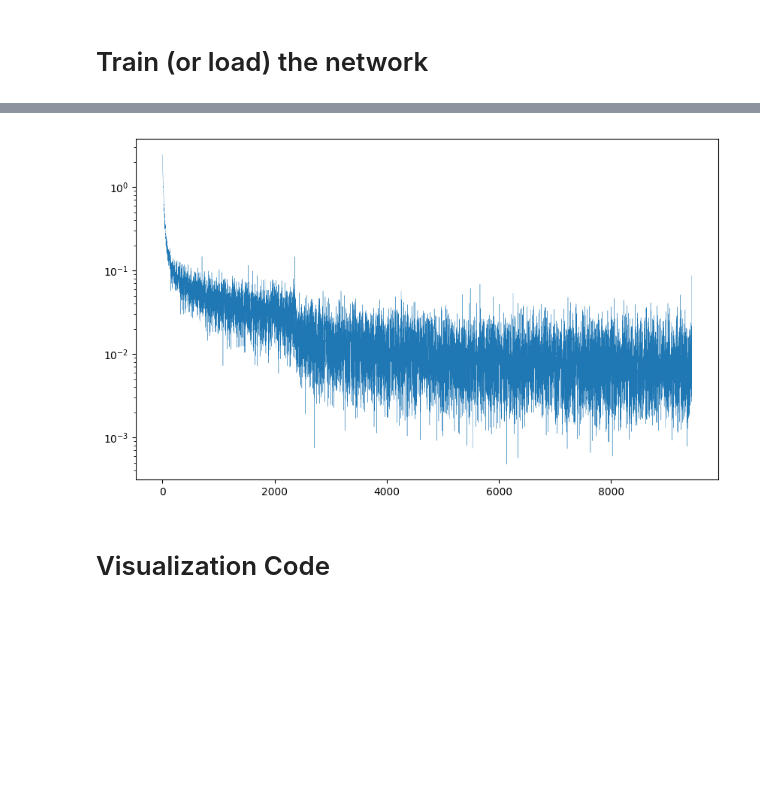
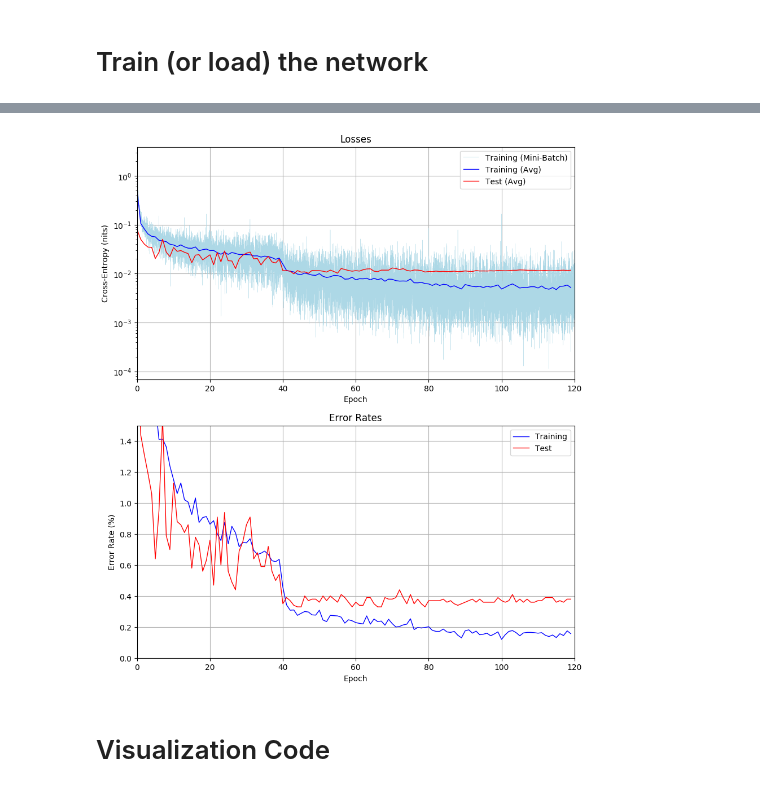
Before and after one commit to steedly/Reading, a Jupyter notebook: mnist.ipynb, the cells around one changed output, grey strips where cells are left out. Drawn from its saved outputs; the diff is of its cells as text; code cells hidden in the pictures; blank space fills up the shorter version.

```diff
--- a/mnist.ipynb
+++ b/mnist.ipynb
@@ -582,10 +575,46 @@ for opt in optimizers:
-# %%
-fig, (ax0) = plt.subplots(1,1, figsize=(10,6), dpi=100)
-
-ax0.plot(np.average(np.vstack(all_losses),0), linewidth=0.25)
-plt.yscale('log')
-# %% [output]
-[figure, removed]
+# %%
+fig, ax = plt.subplots(2,1, figsize=(10,12), dpi=100)
+
+plt.subplot(211)
+
+y = np.average(np.vstack(train_losses),0)
+x = [idx/len(train_loader) for idx in range(len(y))]
+
+plt.plot(x, y, linewidth=0.25, color='lightblue', label='Training (Mini-Batch)')
+
+y = np.average(np.vstack(train_loss),0)
+plt.plot(y, linewidth=1, color='blue', label='Training (Avg)')
+
+y = np.average(np.vstack(test_loss),0)
+plt.plot(y, linewidth=1, color='red', label='Test (Avg)')
+
+plt.legend()
+plt.xlim(0, len(y))
+plt.xlabel('Epoch')
+plt.ylabel('Cross-Entropy (nits)')
+plt.title('Losses')
+plt.yscale('log')
+plt.grid()
+
+plt.subplot(212)
+
+y = np.average(np.vstack(train_error),0)
+plt.plot(y*100, linewidth=1, color='blue', label='Training')
+
+y = np.average(np.vstack(test_error),0)
+plt.plot(y*100, linewidth=1, color='red', label='Test')
+
+plt.legend()
+plt.xlim(0, len(y))
+#plt.yscale('log')
+plt.ylim(0, 1.5)
+plt.xlabel('Epoch')
+plt.ylabel('Error Rate (%)')
+plt.title('Error Rates')
+plt.grid()
+plt.show()
+# %% [output]
+[figure, added]
 # %% [markdown]
 # Visualization Code
 # %% [markdown]
```
Also changed, not shown: parts of 15 cells of this notebook.
